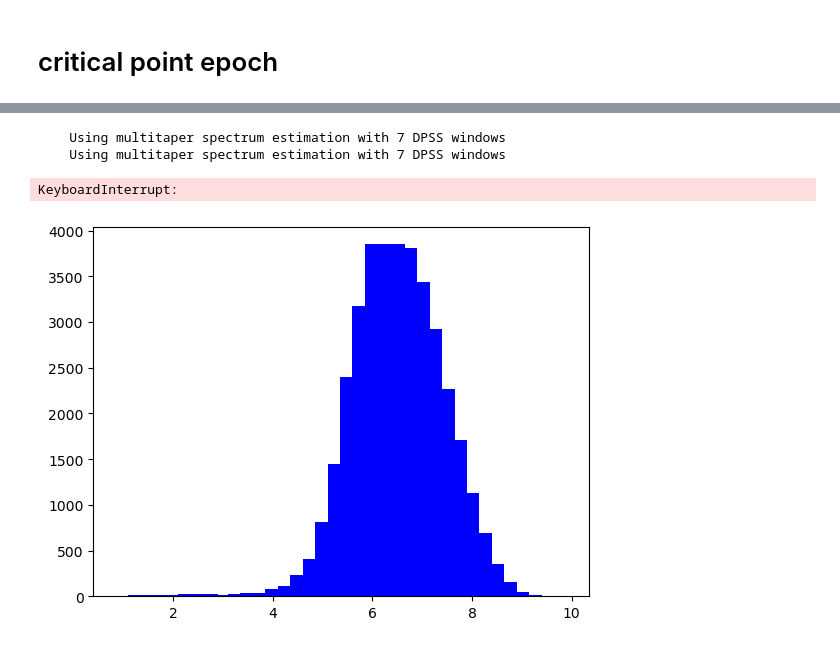
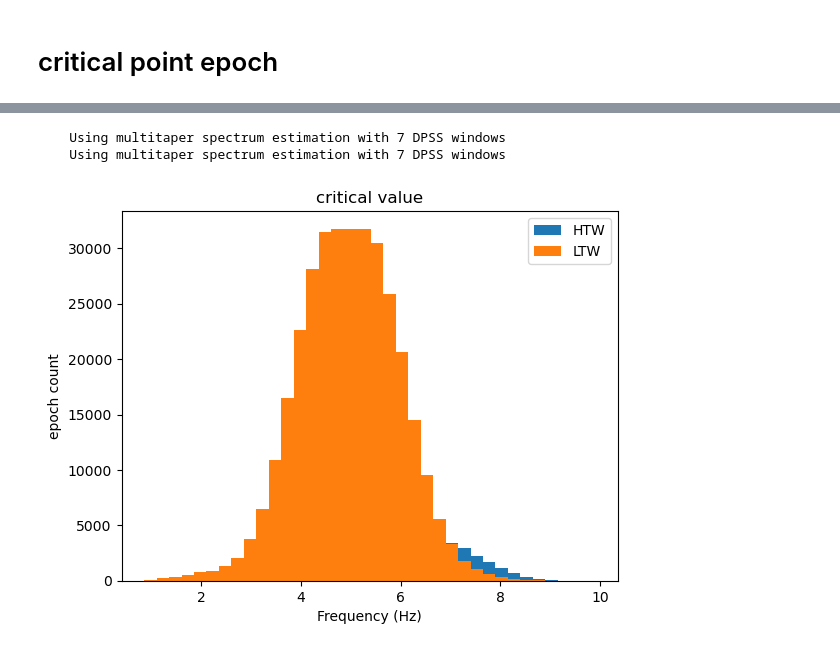
Before and after one commit to impPie/labpc, a Jupyter notebook: handler/tool/newVis.ipynb, the cells around one changed output, grey strips where cells are left out. Drawn from its saved outputs; the diff is of its cells as text; code cells hidden in the pictures.

```diff
--- a/handler/tool/newVis.ipynb
+++ b/handler/tool/newVis.ipynb
@@ -461,33 +461,32 @@ def critical_point(psd, f):
             # print("CP:{} | L:{} | H:{}".format(cp,l,h))
             # print("Percentage: L = {}% | H = {}%".format(100*l/(l+h), 100*h/(l+h)))
     return f[max_cp]
 
 def cp_bar(l):
     psd, freqs = epochs[l].compute_psd(
         fmin=1, fmax=12).get_data(return_freqs=True)
     psd = psd.reshape(-1, 45)
     ct = []
     for i in psd:
         ct.append(critical_point(i, freqs))
 
     d = {x: ct.count(x) for x in ct}
 
     f = d.keys()
     n = d.values()
-    plt.bar(f, n, color="blue", label="{}TW".format(l))
+    plt.bar(f, n, label="{}TW".format(l))
 
 
     # plt.bar(f, n, color="blue", label="LTW")
     # plt.bar(*zip(*d.items()))
 cp_bar("H")
 cp_bar("L")
 plt.title('critical value')
 plt.xlabel('Frequency (Hz)')
 plt.ylabel('epoch count')
 plt.legend()
 plt.show()
 # %% [output]
     Using multitaper spectrum estimation with 7 DPSS windows
     Using multitaper spectrum estimation with 7 DPSS windows
-KeyboardInterrupt:
-[figure, old version]
+[figure, new version]
```
Also changed, not shown: parts of 1 cell of this notebook.
